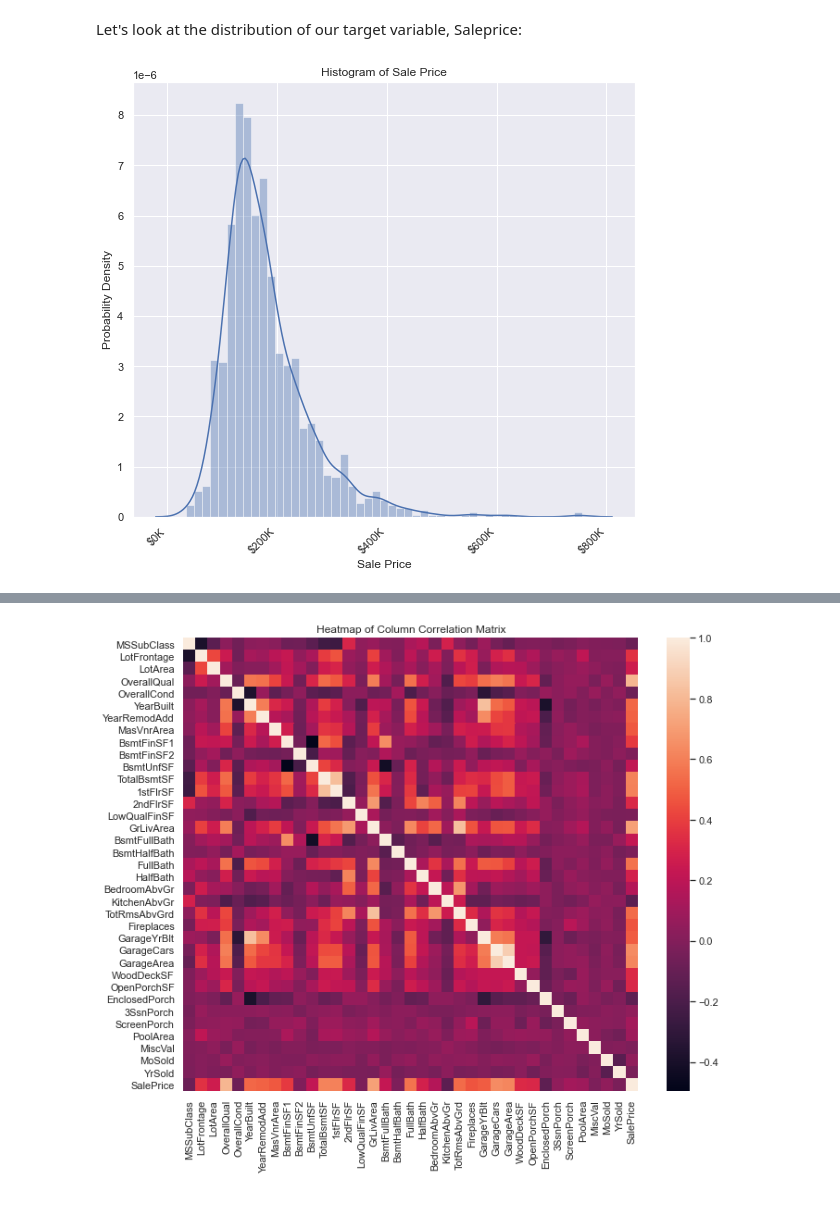
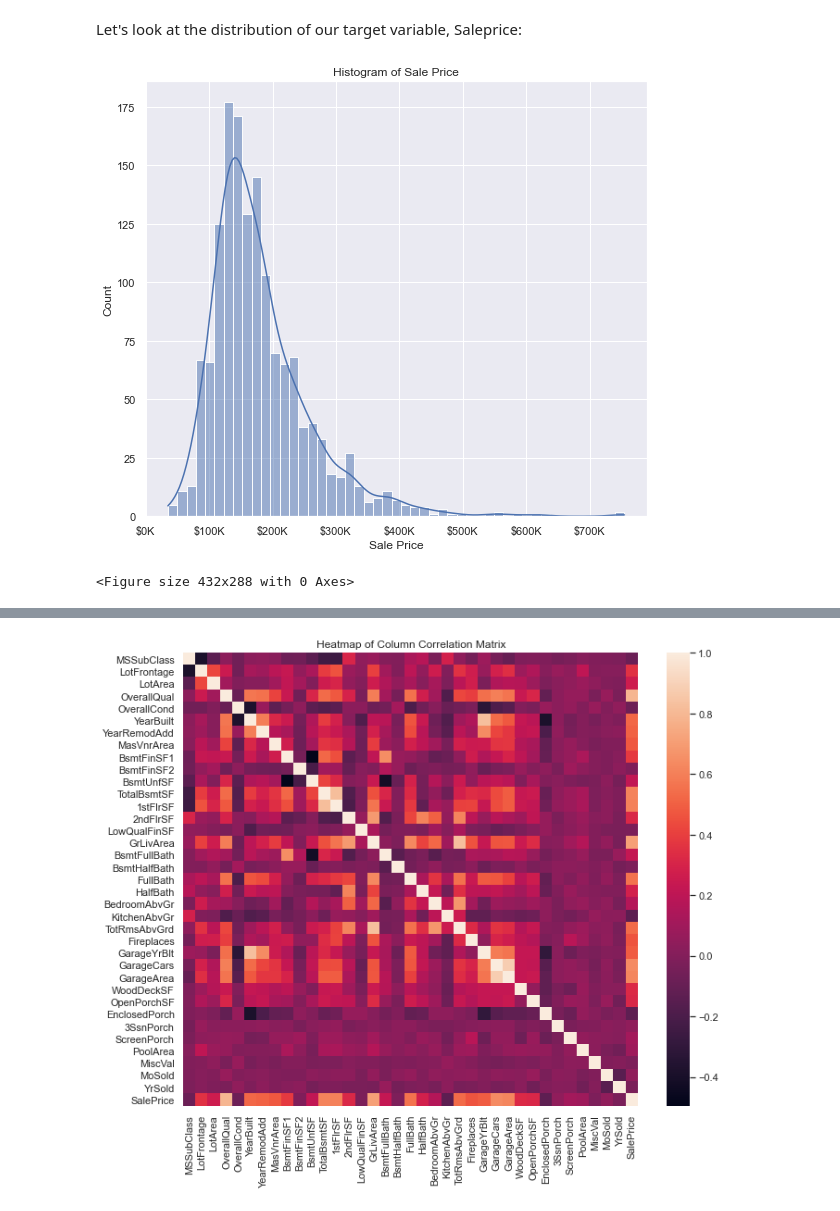
Before and after one commit to sean-a-ward/housing-comp, a Jupyter notebook: notebooks/0.1.1-saw-initial-data-exploration.ipynb, the cells around one changed output, grey strips where cells are left out. Drawn from its saved outputs; the diff is of its cells as text; code cells hidden in the pictures.

Commit message:
Update charts in initial data exploration notebook and add chart showing log transformation of target variable

```diff
--- a/notebooks/0.1.1-saw-initial-data-exploration.ipynb
+++ b/notebooks/0.1.1-saw-initial-data-exploration.ipynb
@@ -98,16 +98,15 @@ df.describe()
 Let's look at the distribution of our target variable, Saleprice:
 # %%
 plt.figure(figsize=(9, 8))
-ax = sns.distplot(saleprice, axlabel='Sale Price')
-sns.histplot(saleprice, )
+ax = sns.histplot(saleprice, kde=True)
 ax.set_title('Histogram of Sale Price')
-ax.set(xlabel='Sale Price', ylabel='Probability Density')
+ax.set(xlabel='Sale Price', ylabel='Count')
 ax.xaxis.set_major_formatter(vz.currency)
-labels = ax.get_xticklabels()
 plt.setp(labels, rotation=45, horizontalalignment='right')
 plt.show()
 
 # Uncomment this line to save the figure.
 # plt.savefig('../reports/figures/SalePrice_Distribution.svg')
 # %% [output]
-[figure, old version]
+[figure, new version]
+<Figure size 432x288 with 0 Axes>
```
Also changed, not shown: parts of 2 cells of this notebook, 2 other files.
